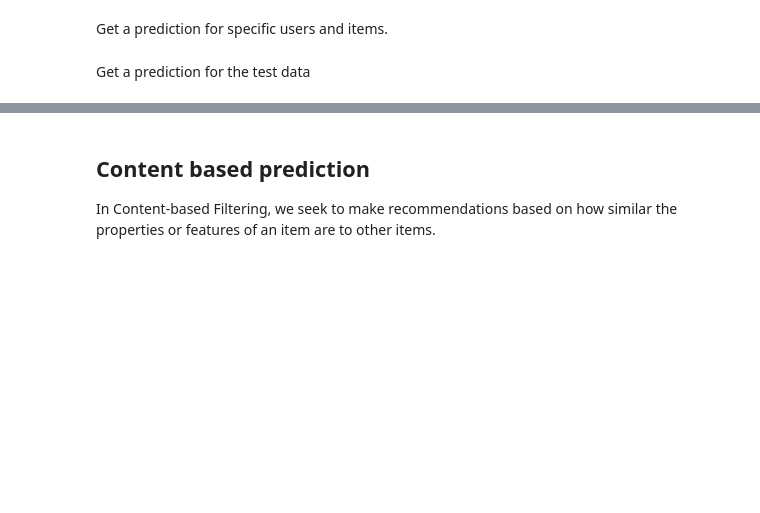
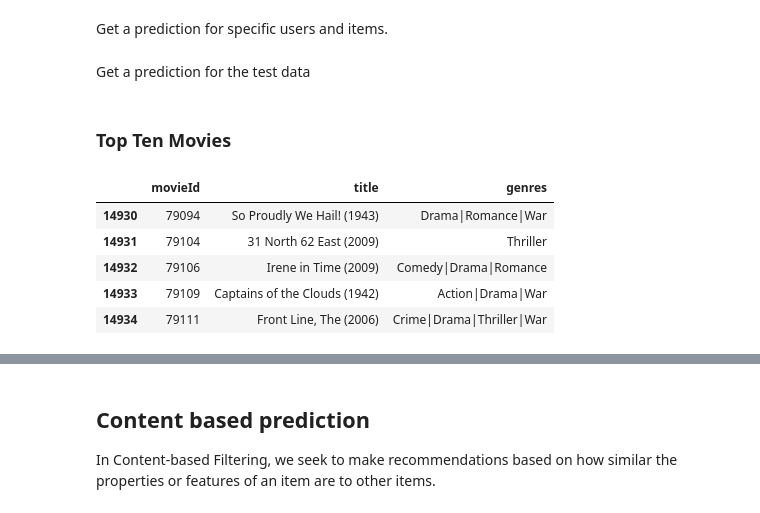
Before and after one commit to EDSATeam11/unsupervised-predict-streamlit-template, a Jupyter notebook: main.ipynb, the cells around one changed output, grey strips where cells are left out. Cells and saved outputs as stored; diff of their text form; code cells hidden in the pictures; blank space fills up the shorter version.

```diff
--- a/main.ipynb
+++ b/main.ipynb
@@ -861,3 +865,9 @@ kaggle_df.head()
 # %%
 # Export to csv
 kaggle_df.to_csv("SVD_base.csv",index=False)
+# %% [markdown]
+### Top Ten Movies
+# %%
+# Importing train and test datasets
+ratings_df = pd.read_csv('resources/data/ratings.csv').drop(columns=['timestamp'],axis=0)
+movies_df = pd.read_csv('resources/data/movies.csv',sep = ',',delimiter=',')
@@ -863,0 +1043,9 @@ kaggle_df.to_csv("SVD_base.csv",index=False)
+# %%
+edsa_movies.head()
+# %% [output]
+|  | movieId | title | genres |
+| 14930 | 79094 | So Proudly We Hail! (1943) | Drama|Romance|War |
+| 14931 | 79104 | 31 North 62 East (2009) | Thriller |
+| 14932 | 79106 | Irene in Time (2009) | Comedy|Drama|Romance |
+| 14933 | 79109 | Captains of the Clouds (1942) | Action|Drama|War |
+| 14934 | 79111 | Front Line, The (2006) | Crime|Drama|Thriller|War |
```
Also changed, not shown: parts of 4 cells of this notebook, 1 other file.
